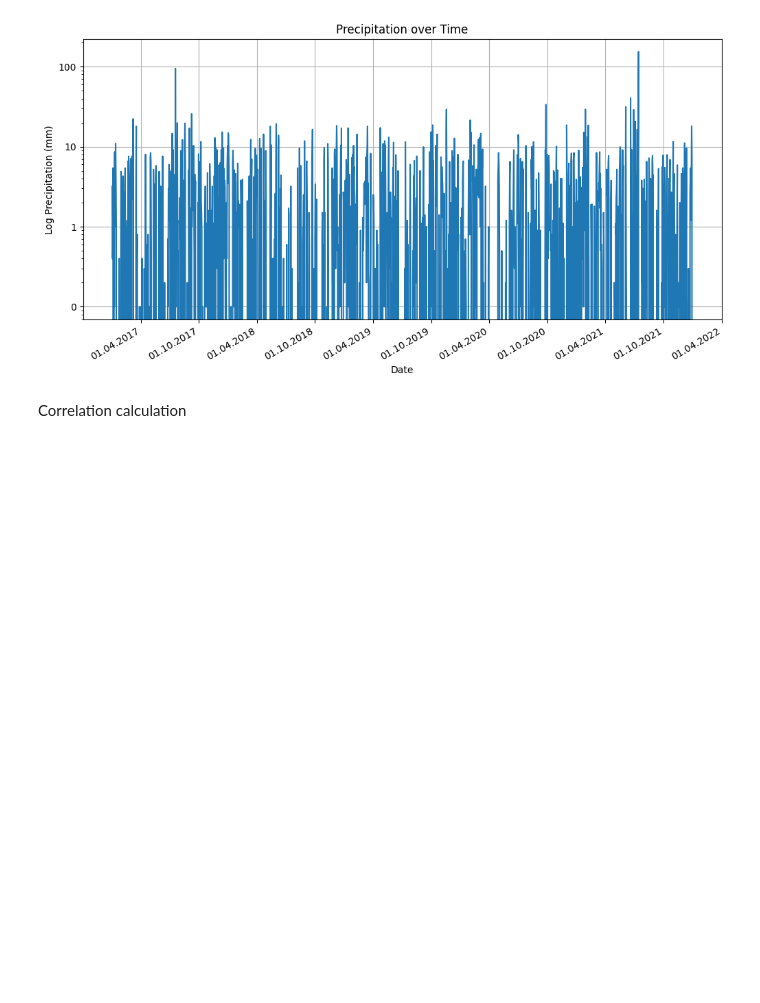
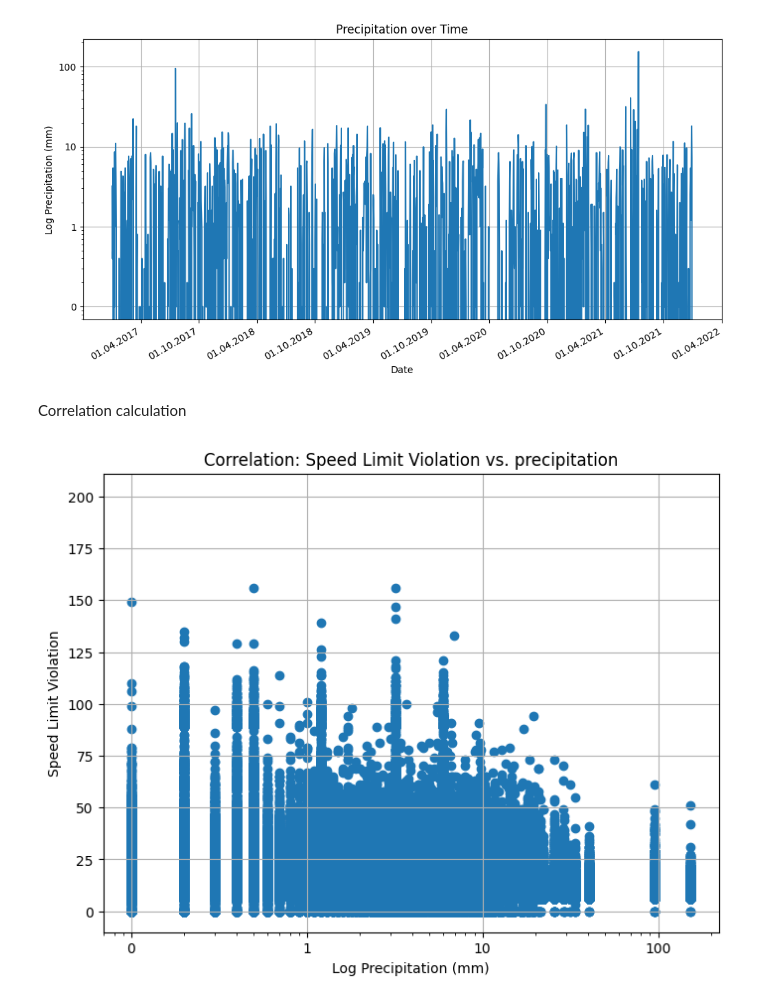
Before and after one commit to MaxSkaw/2023-amse-template, a Jupyter notebook: exploration.ipynb, the cells around one changed output. Drawn from its saved outputs; the diff is of its cells as text; code cells hidden in the pictures; blank space fills up the shorter version.

```diff
--- a/exploration.ipynb
+++ b/exploration.ipynb
@@ -204,14 +206,16 @@ Correlation calculation
 # %%
 plt.figure(figsize=(8, 6))
 plt.scatter(merged_data['prcp'], merged_data['ueberschreitung'])
 plt.title('Correlation: Speed Limit Violation vs. precipitation')
-plt.xlabel('Precipitation')
+plt.xlabel('Log Precipitation (mm)')
 plt.ylabel('Speed Limit Violation')
 plt.grid(True)
 
 # Set x-axis scale to logarithmic
 plt.xscale('log')
 plt.gca().xaxis.set_major_formatter(ticker.ScalarFormatter())
 plt.gca().xaxis.set_minor_formatter(ticker.NullFormatter())
 
 plt.show()
+# %% [output]
+[figure, added]
```
Also changed, not shown: parts of 7 cells of this notebook, 2 other files.
